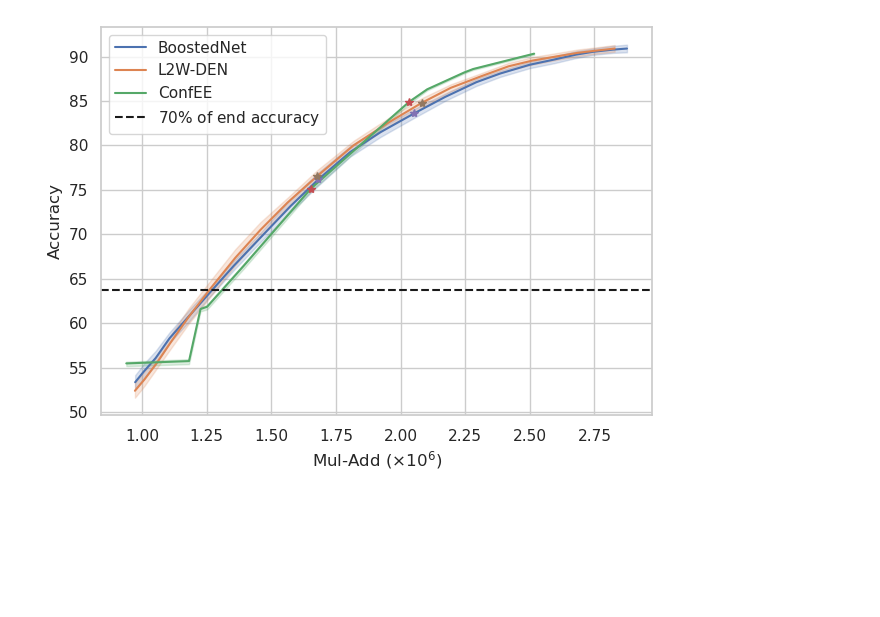
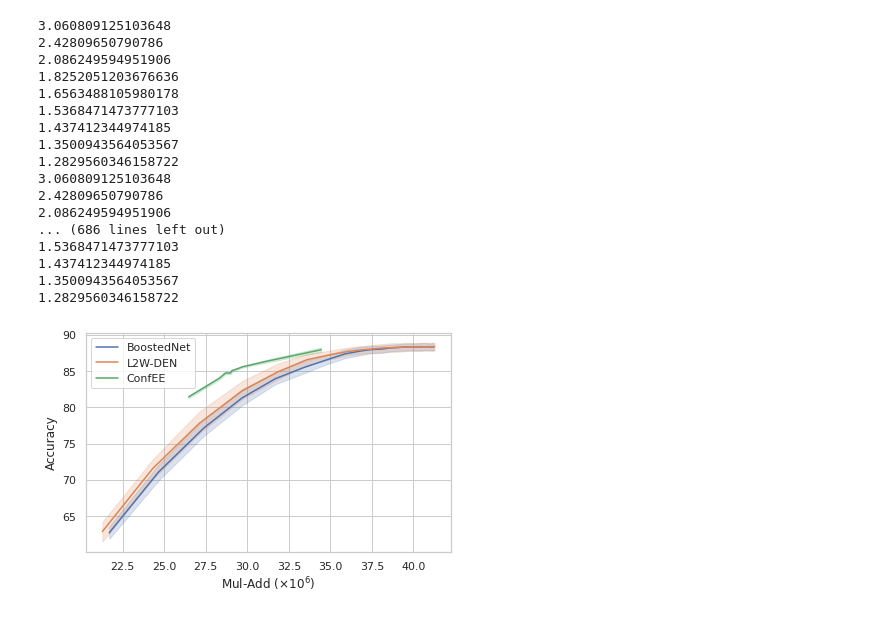
Before and after one commit to networkslab/dynn, a Jupyter notebook: src/notebooks/confidence_intervals_ce_ic.ipynb, the cells around one changed output. Cells and saved outputs as stored; diff of their text form; code cells hidden in the pictures; blank space fills up the shorter version.

```diff
--- a/src/notebooks/confidence_intervals_ce_ic.ipynb
+++ b/src/notebooks/confidence_intervals_ce_ic.ipynb
@@ -130,14 +135,18 @@ def find_highest_cov(metrics_we_care_about, cov_keys, requested_alpha):
 our_df = pd.DataFrame()
 keys_we_want = ['test/acc_exit','test/total_cost', 'test/gated_acc', 'test/gated_ece', 'test/gated_ece']
 cov_keys_dict, C_keys_dict = get_all_cov_C(list_dicts_ours[0])
-type_of_conf = 'test/'
+
+
+type_of_conf = 'test/sets_general_'
 cov_keys = cov_keys_dict[type_of_conf]
 C_keys = C_keys_dict[type_of_conf]
-cov_keys_baseline = [c.split('test/')[-1] for c in cov_keys] # dumb storing thing, have to remove the test/ fo rhte baseline
-C_keys_baseline = [c.split('test/')[-1] for c in C_keys]
+cov_keys_baseline = cov_keys
+C_keys_baseline = C_keys
+# cov_keys_baseline = [c.split('test/')[-1] for c in cov_keys] # dumb storing thing, have to remove the test/ fo rhte baseline
+# C_keys_baseline = [c.split('test/')[-1] for c in C_keys]
 
-
+print(cov_keys)
+print(cov_keys_baseline)
 keys_we_want = keys_we_want + cov_keys + C_keys
 keys_gated_accs = get_all_key_with(list_dicts_ours[-1], 'gated_acc_')
 keys_all_acc = get_all_key_with(list_dicts_ours[-1], 'test/acc')
-keys_we_want = keys_we_want
@@ -148,19 +180,24 @@ our_df = pd.DataFrame()
 for metrics in list_dicts_ours:
 
     metrics_we_care_about = extract_metrics_we_want(metrics, keys_we_want)
+
     metrics_we_care_about['average_IC'] = np.mean(metrics_we_care_about['test/total_cost'])
     metrics_we_care_about['average_ACC'] = np.mean(metrics_we_care_about['test/gated_acc'])
 
     for cov_key in cov_keys:
+
         metrics_we_care_about['average'+cov_key] = np.mean(metrics_we_care_about[cov_key])
-        metrics_we_care_about['alpha'+cov_key] = float(cov_key.split('_')[-1])
+
+        metrics_we_care_about['alpha'+cov_key] = alpha
     for C_key in C_keys:
         metrics_we_care_about['average'+C_key] = np.mean(metrics_we_care_about[C_key])
-
+        print(np.mean(metrics_we_care_about[C_key]))
     alpha_max = find_highest_cov(metrics_we_care_about, cov_keys, requested_alpha)
 
+
     if alpha_max >0 :
-        C_key = 'test/C_'+str(alpha_max)
+        C_key = type_of_conf+'C_'+str(alpha_max)
+
         metrics_we_care_about['C'] = metrics_we_care_about[C_key]
         metrics_we_care_about['emp_alpha'] = alpha_max
 
@@ -195,11 +250,11 @@ def collect_baseline_data(list_dict_baseline, points):
             metrics['alpha'+cov_key] = float(cov_key.split('_')[-1])
         for C_key in C_keys_baseline:
             metrics['average'+C_key] = np.mean(metrics[C_key])
-
+            print(np.mean(metrics_we_care_about[C_key]))
         alpha_max = find_highest_cov(metrics, cov_keys_baseline, requested_alpha)
 
         if alpha_max >0 :
-            C_key = 'C_'+str(alpha_max)
+            C_key = type_of_conf+'C_'+str(alpha_max)
             metrics['C'] = metrics[C_key]
             metrics['emp_alpha'] = alpha_max
         df = pd.DataFrame(data=metrics)
@@ -209,6 +264,24 @@ def collect_baseline_data(list_dict_baseline, points):
 
 boosted_df, boosted_points = collect_baseline_data(list_dict_boosted, [our_point_ic, our_point2_ic])
 weighted_df, weighted_points = collect_baseline_data(list_dict_weighted, [our_point_ic, our_point2_ic])
+# %% [output]
+3.060809125103648
+2.42809650790786
+2.086249594951906
+1.8252051203676636
+1.6563488105980178
+1.5368471473777103
+1.437412344974185
+1.3500943564053567
+1.2829560346158722
+3.060809125103648
+2.42809650790786
+2.086249594951906
+... (686 lines left out)
+1.5368471473777103
+1.437412344974185
+1.3500943564053567
+1.2829560346158722
 # %%
 boosted_point_ic  = np.mean(boosted_points[0]['EXPECTED_FLOPS'])
 boosted_point_acc  = np.mean(boosted_points[0]['ACC'])
@@ -220,30 +293,30 @@ weighted_point_acc  = np.mean(weighted_points[0]['ACC'])
 weighted_point2_ic  = np.mean(weighted_points[1]['EXPECTED_FLOPS'])
 weighted_point2_acc  = np.mean(weighted_points[1]['ACC'])
 # %%
-filtered_boosted_df = boosted_df[boosted_df['average_ACC'].between(end_acc*0.4, end_acc)]
-filtered_our_df = our_df[our_df['average_ACC'].between(end_acc*0.4, end_acc)]
-filtered_weighted_df = weighted_df[weighted_df['average_ACC'].between(end_acc*0.4, end_acc)]
+filtered_boosted_df = boosted_df[boosted_df['average_ACC'].between(end_acc*0.7, end_acc)]
+filtered_our_df = our_df[our_df['average_ACC'].between(end_acc*0.7, end_acc)]
+filtered_weighted_df = weighted_df[weighted_df['average_ACC'].between(end_acc*0.7, end_acc)]
 # %%
 sns.set(font_scale=1.3)
 sns.set_theme(style="whitegrid")
 #print(filtered_our_df)
 sns.lineplot(data=filtered_boosted_df, x="average_IC", y="ACC", label=boo_name)
 sns.lineplot(data=filtered_weighted_df, x="average_IC", y="ACC", label=w_name)
 sns.lineplot(data=filtered_our_df, x="average_IC", y="test/gated_acc", label=our_name)
-plt.plot([our_point_ic, our_point2_ic], [our_point_acc, our_point2_acc], marker='*', ls='none', ms=6)
-plt.plot([boosted_point_ic, boosted_point2_ic], [boosted_point_acc, boosted_point2_acc], marker='*', ls='none', ms=6)
-plt.plot([weighted_point_ic, weighted_point2_ic], [weighted_point_acc, weighted_point2_acc], marker='*', ls='none', ms=6)
+# plt.plot([our_point_ic, our_point2_ic], [our_point_acc, our_point2_acc], marker='*', ls='none', ms=6)
+# plt.plot([boosted_point_ic, boosted_point2_ic], [boosted_point_acc, boosted_point2_acc], marker='*', ls='none', ms=6)
+# plt.plot([weighted_point_ic, weighted_point2_ic], [weighted_point_acc, weighted_point2_acc], marker='*', ls='none', ms=6)
 # sns.scatterplot(data=filtered_boosted_df, x="average_IC", y="ACC", label=boo_name)
 # sns.scatterplot(data=filtered_weighted_df, x="average_IC", y="ACC", label="Weighted")
 # sns.scatterplot(data=filtered_our_df, x="average_IC", y="test/gated_acc", label="ConfEE")
-plt.axhline(y=end_acc*0.7, color='k',linestyle='--', label=r'$70\%$ of end accuracy')
+#plt.axhline(y=end_acc*0.7, color='k',linestyle='--', label=r'$70\%$ of end accuracy')
 plt.legend()
 plt.xlabel(r'Mul-Add ($\times 10^6$)')
 plt.ylabel('Accuracy')
 plt.tight_layout()
 plt.savefig('perf_cost_'+dataset+'.pdf')
 # %% [output]
-[figure, old version]
+[figure, new version]
 # %%
 sns.set(font_scale=1.5)  # crazy big
 sns.set_theme(style="whitegrid")
```
Also changed, not shown: parts of 12 cells of this notebook, 2 other files.
